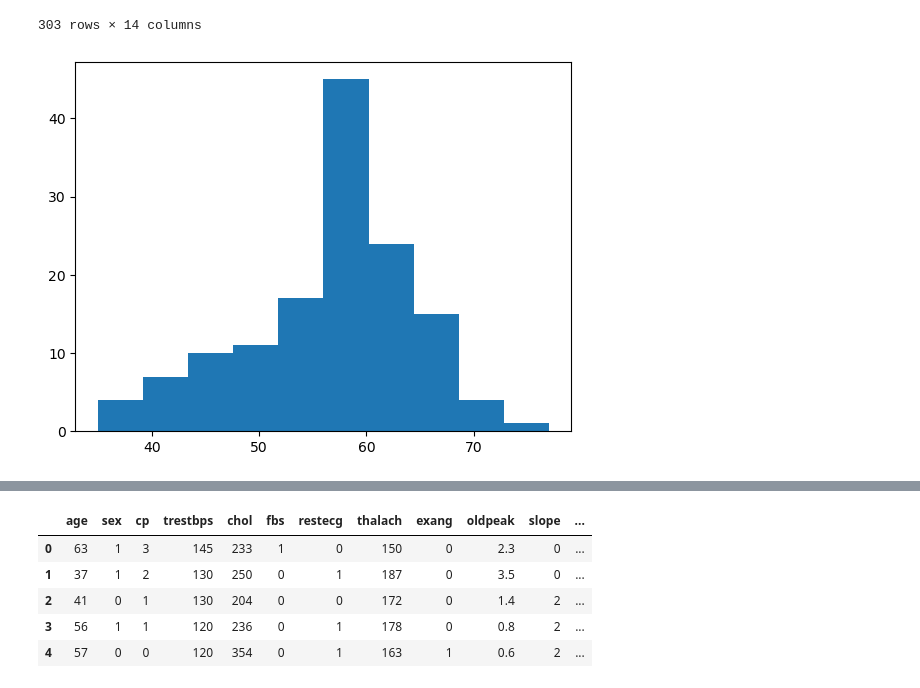
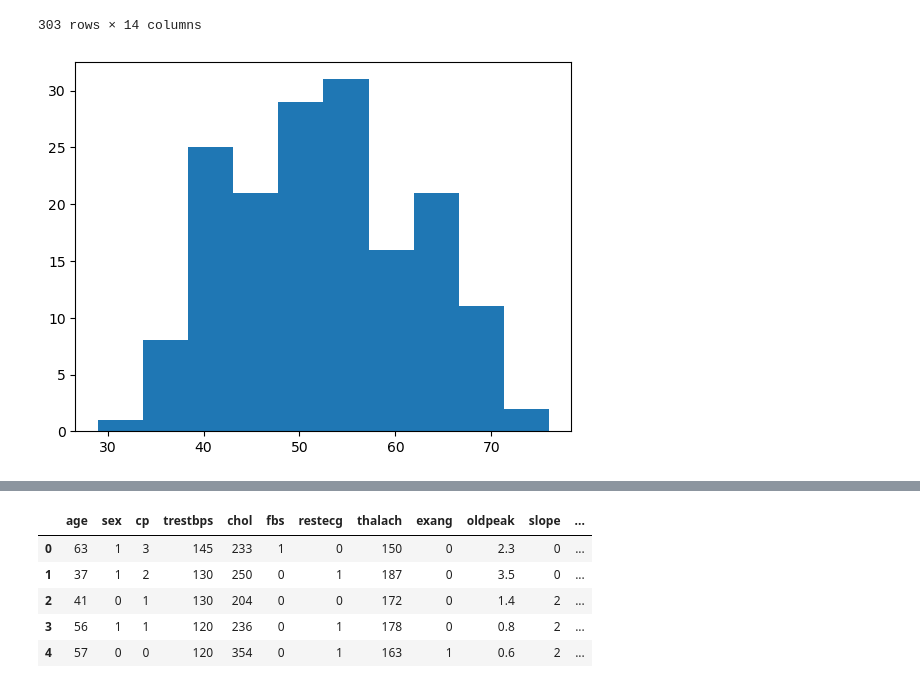
Before and after one commit to farajiptpb/heart-disease-classification, a Jupyter notebook: heart-disease-classification.ipynb, the cells around one changed output, grey strips where cells are left out. Saved outputs shown, nothing was run; the diff lists cells and outputs as text; code cells hidden in the pictures.

Commit message:
Add files via upload
Confusion matrix, plotting ROC  curve and feature importance and adding some comments

```diff
--- a/heart-disease-classification.ipynb
+++ b/heart-disease-classification.ipynb
@@ -37,10 +37,11 @@ df
 | 302 | 57 | 0 | 1 | 130 | 236 | 0 | 0 | 174 | 0 | 0.0 | 1 | ... |
 303 rows × 14 columns
 # %%
-thd = df[df['target']==0]
+#Age distribution of dataset
+
 fig, ax = plt.subplots()
 bar = ax.hist(thd['age'])
 
 plt.show()
 # %% [output]
-[figure, old version]
+[figure, new version]
```
Also changed, not shown: parts of 19 cells of this notebook.
